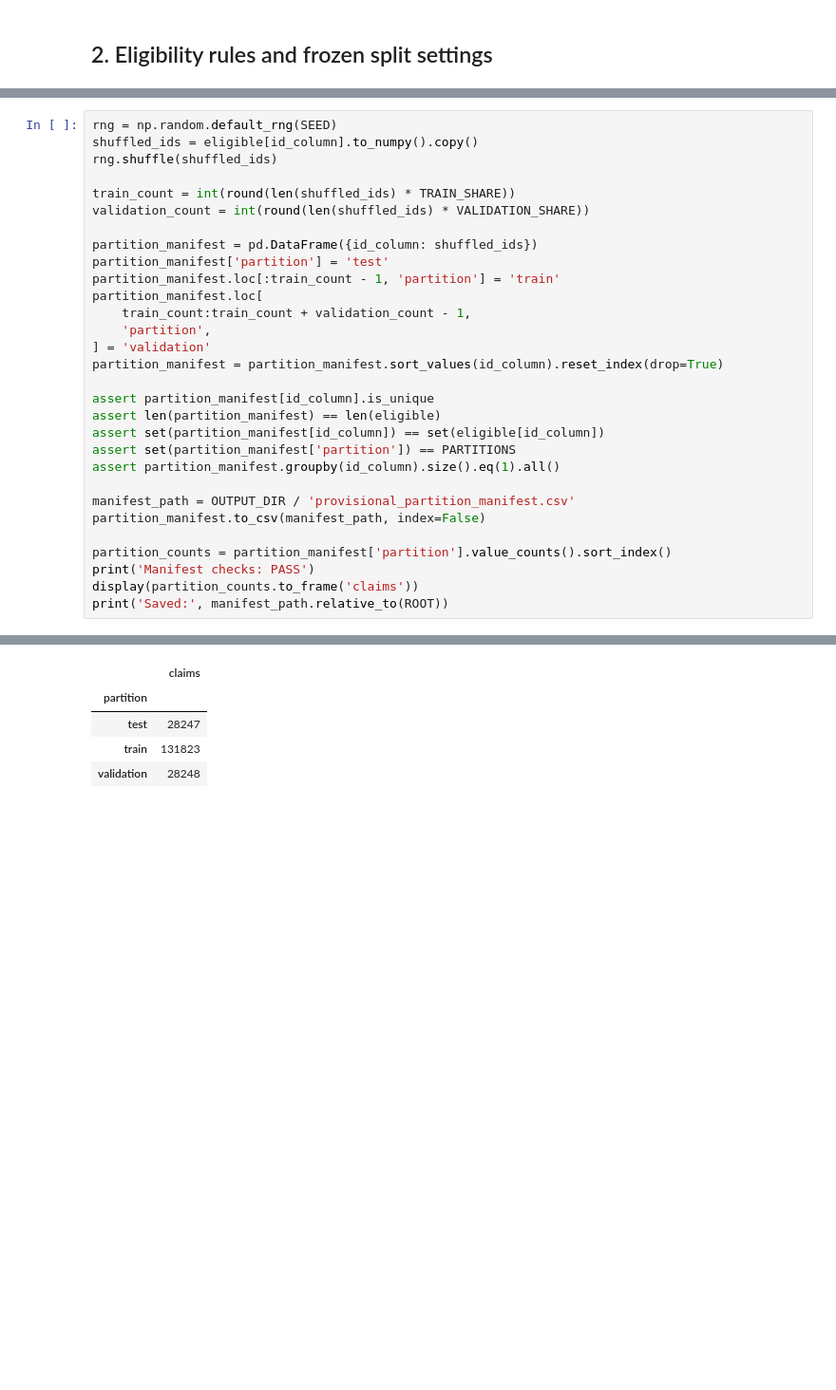
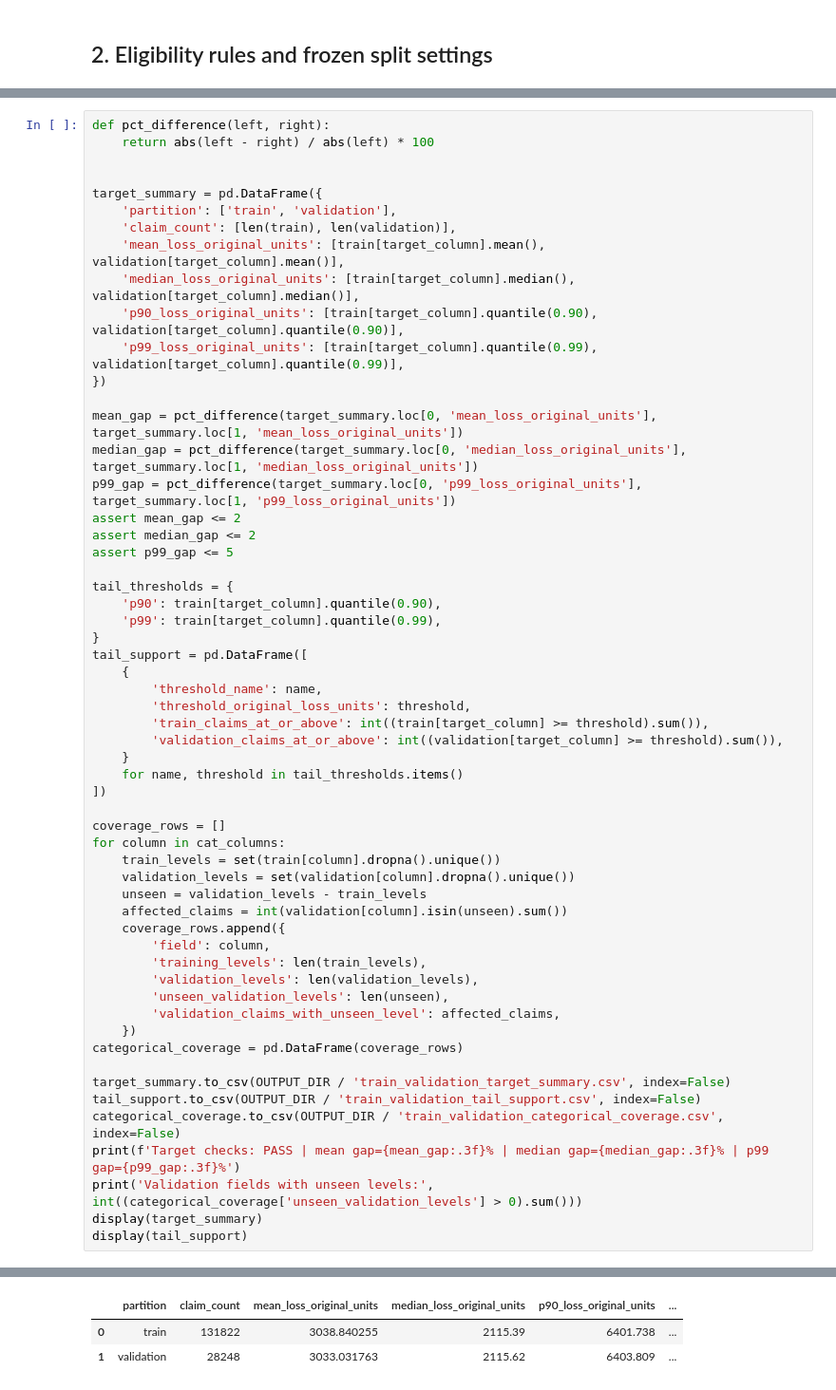
Before and after one commit to Break-Through-Tech/Allstate-1A-predicting-auto-claims-severity, a Jupyter notebook: notebooks/jonathan-deng/jonathan_deng_october_split_plan.ipynb, the cells around one changed output, grey strips where cells are left out. Shown at 95% size. Cells and saved outputs as stored; diff of their text form; blank space fills up the shorter version.

```diff
--- a/notebooks/jonathan-deng/jonathan_deng_october_split_plan.ipynb
+++ b/notebooks/jonathan-deng/jonathan_deng_october_split_plan.ipynb
@@ -84,31 +106,58 @@ The manifest is keyed by `id`. Every eligible claim must occur exactly once, and
 # %%
-rng = np.random.default_rng(SEED)
-shuffled_ids = eligible[id_column].to_numpy().copy()
-rng.shuffle(shuffled_ids)
+def pct_difference(left, right):
+    return abs(left - right) / abs(left) * 100
 
-train_count = int(round(len(shuffled_ids) * TRAIN_SHARE))
-validation_count = int(round(len(shuffled_ids) * VALIDATION_SHARE))
 
-partition_manifest = pd.DataFrame({id_column: shuffled_ids})
-partition_manifest['partition'] = 'test'
-partition_manifest.loc[:train_count - 1, 'partition'] = 'train'
-partition_manifest.loc[
-    train_count:train_count + validation_count - 1,
-    'partition',
-] = 'validation'
-partition_manifest = partition_manifest.sort_values(id_column).reset_index(drop=True)
+target_summary = pd.DataFrame({
+    'partition': ['train', 'validation'],
+    'claim_count': [len(train), len(validation)],
+    'mean_loss_original_units': [train[target_column].mean(), validation[target_column].mean()],
+    'median_loss_original_units': [train[target_column].median(), validation[target_column].median()],
+    'p90_loss_original_units': [train[target_column].quantile(0.90), validation[target_column].quantile(0.90)],
+    'p99_loss_original_units': [train[target_column].quantile(0.99), validation[target_column].quantile(0.99)],
+})
 
-assert partition_manifest[id_column].is_unique
-assert len(partition_manifest) == len(eligible)
-assert set(partition_manifest[id_column]) == set(eligible[id_column])
-assert set(partition_manifest['partition']) == PARTITIONS
-assert partition_manifest.groupby(id_column).size().eq(1).all()
+mean_gap = pct_difference(target_summary.loc[0, 'mean_loss_original_units'], target_summary.loc[1, 'mean_loss_original_units'])
+median_gap = pct_difference(target_summary.loc[0, 'median_loss_original_units'], target_summary.loc[1, 'median_loss_original_units'])
+p99_gap = pct_difference(target_summary.loc[0, 'p99_loss_original_units'], target_summary.loc[1, 'p99_loss_original_units'])
+assert mean_gap <= 2
+assert median_gap <= 2
+assert p99_gap <= 5
 
-manifest_path = OUTPUT_DIR / 'provisional_partition_manifest.csv'
-partition_manifest.to_csv(manifest_path, index=False)
+tail_thresholds = {
+    'p90': train[target_column].quantile(0.90),
+    'p99': train[target_column].quantile(0.99),
+}
+tail_support = pd.DataFrame([
+    {
+        'threshold_name': name,
+        'threshold_original_loss_units': threshold,
+        'train_claims_at_or_above': int((train[target_column] >= threshold).sum()),
+        'validation_claims_at_or_above': int((validation[target_column] >= threshold).sum()),
+    }
+    for name, threshold in tail_thresholds.items()
+])
 
-partition_counts = partition_manifest['partition'].value_counts().sort_index()
-print('Manifest checks: PASS')
-display(partition_counts.to_frame('claims'))
-print('Saved:', manifest_path.relative_to(ROOT))
+coverage_rows = []
+for column in cat_columns:
+    train_levels = set(train[column].dropna().unique())
+    validation_levels = set(validation[column].dropna().unique())
+    unseen = validation_levels - train_levels
+    affected_claims = int(validation[column].isin(unseen).sum())
+    coverage_rows.append({
+        'field': column,
+        'training_levels': len(train_levels),
+        'validation_levels': len(validation_levels),
+        'unseen_validation_levels': len(unseen),
+        'validation_claims_with_unseen_level': affected_claims,
+    })
+categorical_coverage = pd.DataFrame(coverage_rows)
+
+target_summary.to_csv(OUTPUT_DIR / 'train_validation_target_summary.csv', index=False)
+tail_support.to_csv(OUTPUT_DIR / 'train_validation_tail_support.csv', index=False)
+categorical_coverage.to_csv(OUTPUT_DIR / 'train_validation_categorical_coverage.csv', index=False)
+print(f'Target checks: PASS | mean gap={mean_gap:.3f}% | median gap={median_gap:.3f}% | p99 gap={p99_gap:.3f}%')
+print('Validation fields with unseen levels:', int((categorical_coverage['unseen_validation_levels'] > 0).sum()))
+display(target_summary)
+display(tail_support)
 # %% [output]
@@ -116,5 +166,3 @@ Manifest checks: PASS
-|  | claims |
-| partition |  |
-| test | 28247 |
-| train | 131823 |
-| validation | 28248 |
+|  | partition | claim_count | mean_loss_original_units | median_loss_original_units | p90_loss_original_units | ... |
+| 0 | train | 131822 | 3038.840255 | 2115.39 | 6401.738 | ... |
+| 1 | validation | 28248 | 3033.031763 | 2115.62 | 6403.809 | ... |
```
Also changed, not shown: parts of 15 cells of this notebook, 9 other files.
